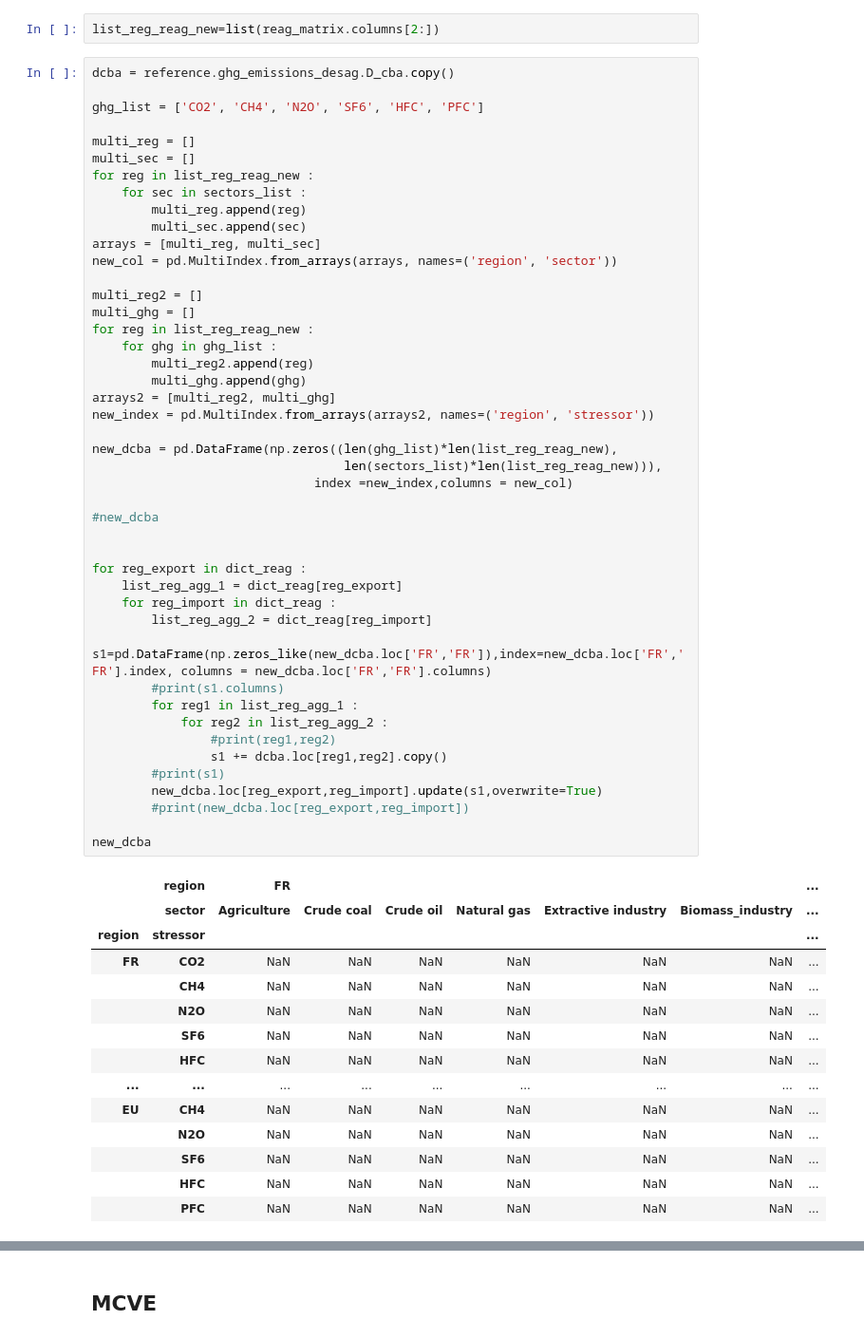
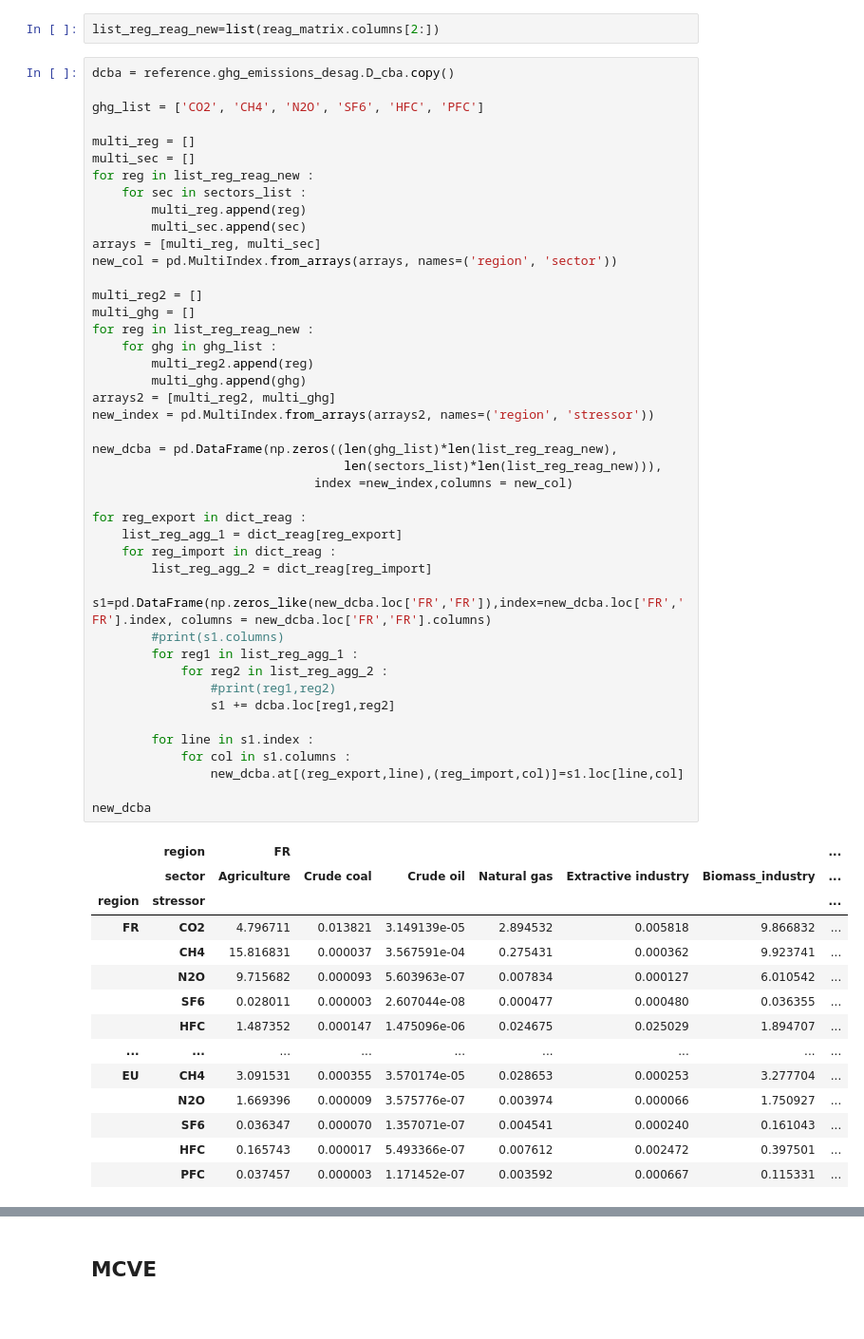
Before and after one commit to Maestrofinn/MatMat-Trade, a Jupyter notebook: main_development.ipynb, the cells around one changed output, grey strips where cells are left out. Shown: that part at 95% size. Cells and saved outputs as stored; diff of their text form.

```diff
--- a/main_development.ipynb
+++ b/main_development.ipynb
@@ -329,49 +329,47 @@ arrays = [multi_reg, multi_sec]
 new_col = pd.MultiIndex.from_arrays(arrays, names=('region', 'sector'))
 
 multi_reg2 = []
 multi_ghg = []
 for reg in list_reg_reag_new :
     for ghg in ghg_list :
         multi_reg2.append(reg)
         multi_ghg.append(ghg)
 arrays2 = [multi_reg2, multi_ghg]
 new_index = pd.MultiIndex.from_arrays(arrays2, names=('region', 'stressor'))
 
 new_dcba = pd.DataFrame(np.zeros((len(ghg_list)*len(list_reg_reag_new),
                                   len(sectors_list)*len(list_reg_reag_new))),
                               index =new_index,columns = new_col)
 
-#new_dcba
-
-
 for reg_export in dict_reag :
     list_reg_agg_1 = dict_reag[reg_export]
     for reg_import in dict_reag :
         list_reg_agg_2 = dict_reag[reg_import]
         s1=pd.DataFrame(np.zeros_like(new_dcba.loc['FR','FR']),index=new_dcba.loc['FR','FR'].index, columns = new_dcba.loc['FR','FR'].columns)
         #print(s1.columns)
         for reg1 in list_reg_agg_1 :
             for reg2 in list_reg_agg_2 :
                 #print(reg1,reg2)
-                s1 += dcba.loc[reg1,reg2].copy()
-        #print(s1)
-        new_dcba.loc[reg_export,reg_import].update(s1,overwrite=True)
-        #print(new_dcba.loc[reg_export,reg_import])
+                s1 += dcba.loc[reg1,reg2]
+
+        for line in s1.index :
+            for col in s1.columns :
+                new_dcba.at[(reg_export,line),(reg_import,col)]=s1.loc[line,col]
 
 new_dcba
 # %% [output]
 |  | region | FR |  |  |  |  |  | ... |
 |  | sector | Agriculture | Crude coal | Crude oil | Natural gas | Extractive industry | Biomass_industry | ... |
 | region | stressor |  |  |  |  |  |  | ... |
-| FR | CO2 | NaN | NaN | NaN | NaN | NaN | NaN | ... |
-|  | CH4 | NaN | NaN | NaN | NaN | NaN | NaN | ... |
-|  | N2O | NaN | NaN | NaN | NaN | NaN | NaN | ... |
-|  | SF6 | NaN | NaN | NaN | NaN | NaN | NaN | ... |
-|  | HFC | NaN | NaN | NaN | NaN | NaN | NaN | ... |
+| FR | CO2 | 4.796711 | 0.013821 | 3.149139e-05 | 2.894532 | 0.005818 | 9.866832 | ... |
+|  | CH4 | 15.816831 | 0.000037 | 3.567591e-04 | 0.275431 | 0.000362 | 9.923741 | ... |
+|  | N2O | 9.715682 | 0.000093 | 5.603963e-07 | 0.007834 | 0.000127 | 6.010542 | ... |
+|  | SF6 | 0.028011 | 0.000003 | 2.607044e-08 | 0.000477 | 0.000480 | 0.036355 | ... |
+|  | HFC | 1.487352 | 0.000147 | 1.475096e-06 | 0.024675 | 0.025029 | 1.894707 | ... |
 | ... | ... | ... | ... | ... | ... | ... | ... | ... |
-| EU | CH4 | NaN | NaN | NaN | NaN | NaN | NaN | ... |
-|  | N2O | NaN | NaN | NaN | NaN | NaN | NaN | ... |
-|  | SF6 | NaN | NaN | NaN | NaN | NaN | NaN | ... |
-|  | HFC | NaN | NaN | NaN | NaN | NaN | NaN | ... |
-|  | PFC | NaN | NaN | NaN | NaN | NaN | NaN | ... |
+| EU | CH4 | 3.091531 | 0.000355 | 3.570174e-05 | 0.028653 | 0.000253 | 3.277704 | ... |
+|  | N2O | 1.669396 | 0.000009 | 3.575776e-07 | 0.003974 | 0.000066 | 1.750927 | ... |
+|  | SF6 | 0.036347 | 0.000070 | 1.357071e-07 | 0.004541 | 0.000240 | 0.161043 | ... |
+|  | HFC | 0.165743 | 0.000017 | 5.493366e-07 | 0.007612 | 0.002472 | 0.397501 | ... |
+|  | PFC | 0.037457 | 0.000003 | 1.171452e-07 | 0.003592 | 0.000667 | 0.115331 | ... |
 66 rows × 187 columns
```
Also changed, not shown: parts of 4 cells of this notebook.
